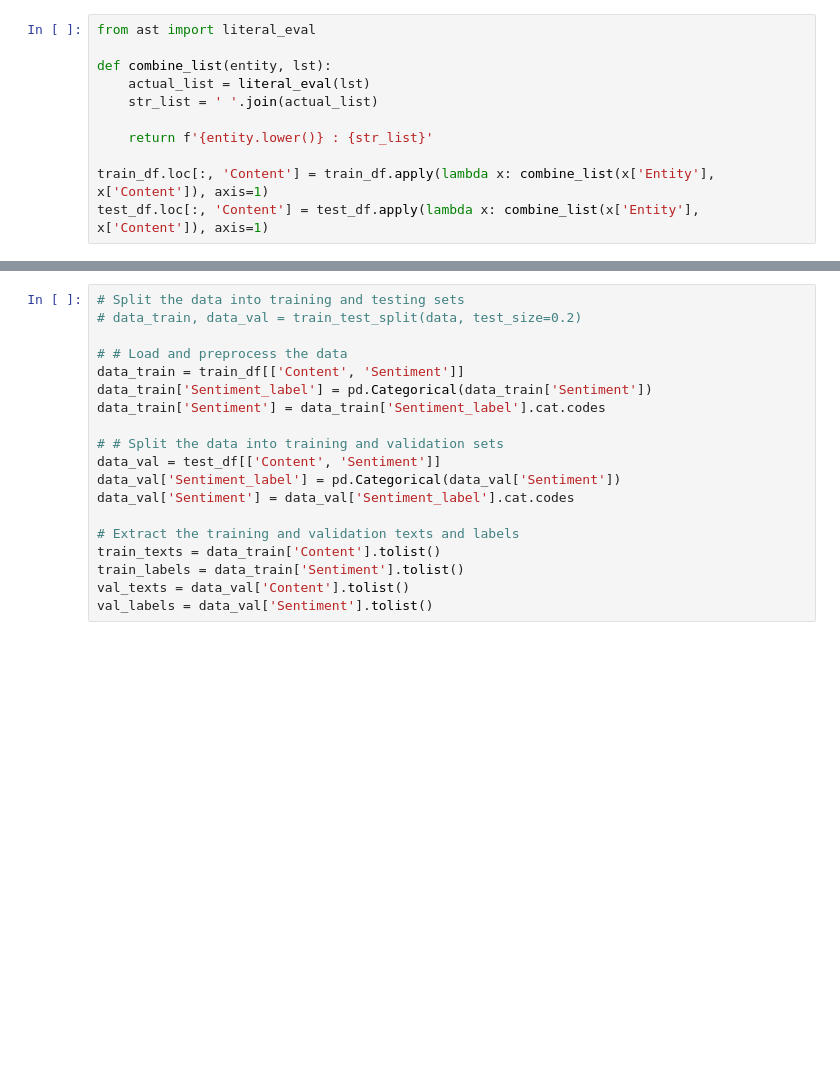
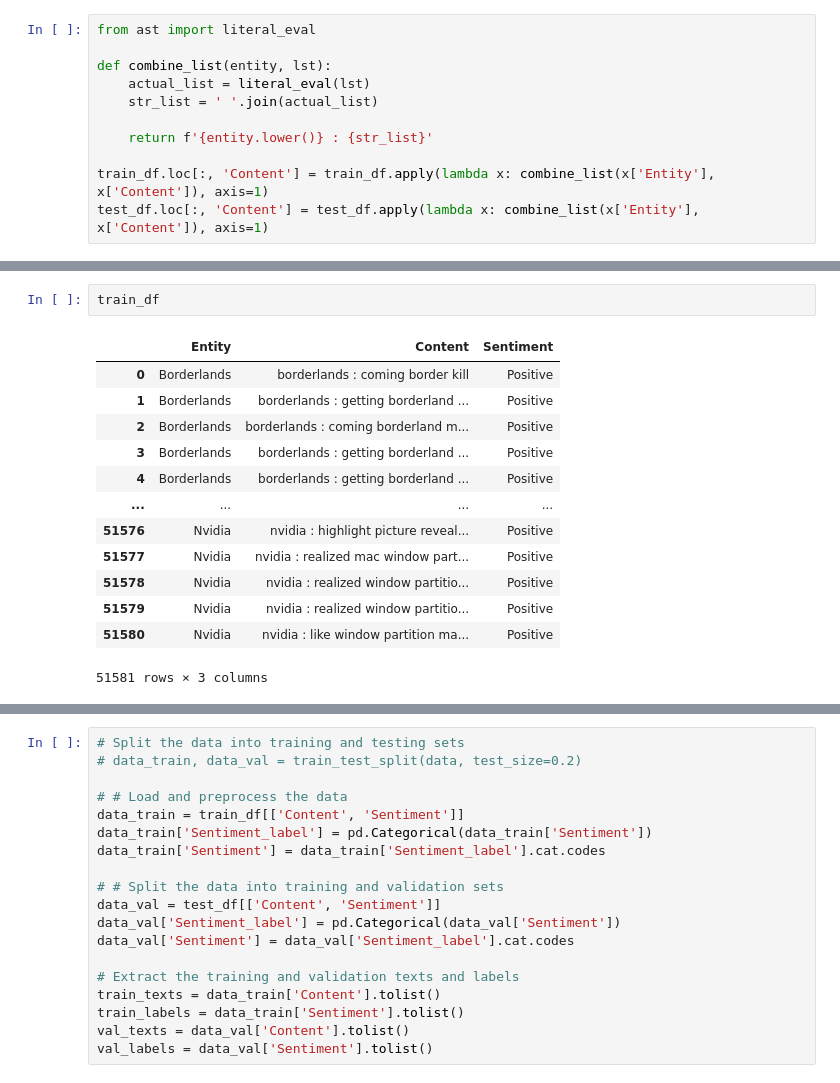
Before and after one commit to andrianang/DistilBert, a Jupyter notebook: BERT.ipynb, the cells around one changed output, grey strips where cells are left out. Saved outputs shown, nothing was run; the diff lists cells and outputs as text; blank space fills up the shorter version.

```diff
--- a/BERT.ipynb
+++ b/BERT.ipynb
@@ -385,3 +411,19 @@ test_df.loc[:, 'Content'] = test_df.apply(lambda x: combine_list(x['Entity'], x[
+# %%
+train_df
+# %% [output]
+|  | Entity | Content | Sentiment |
+| 0 | Borderlands | borderlands : coming border kill | Positive |
+| 1 | Borderlands | borderlands : getting borderland ... | Positive |
+| 2 | Borderlands | borderlands : coming borderland m... | Positive |
+| 3 | Borderlands | borderlands : getting borderland ... | Positive |
+| 4 | Borderlands | borderlands : getting borderland ... | Positive |
+| ... | ... | ... | ... |
+| 51576 | Nvidia | nvidia : highlight picture reveal... | Positive |
+| 51577 | Nvidia | nvidia : realized mac window part... | Positive |
+| 51578 | Nvidia | nvidia : realized window partitio... | Positive |
+| 51579 | Nvidia | nvidia : realized window partitio... | Positive |
+| 51580 | Nvidia | nvidia : like window partition ma... | Positive |
+51581 rows × 3 columns
 # %%
 # Load the tokenizer and model
 tokenizer = BertTokenizer.from_pretrained('bert-base-uncased')
```
Also changed, not shown: parts of 10 cells of this notebook, 4 other files.
